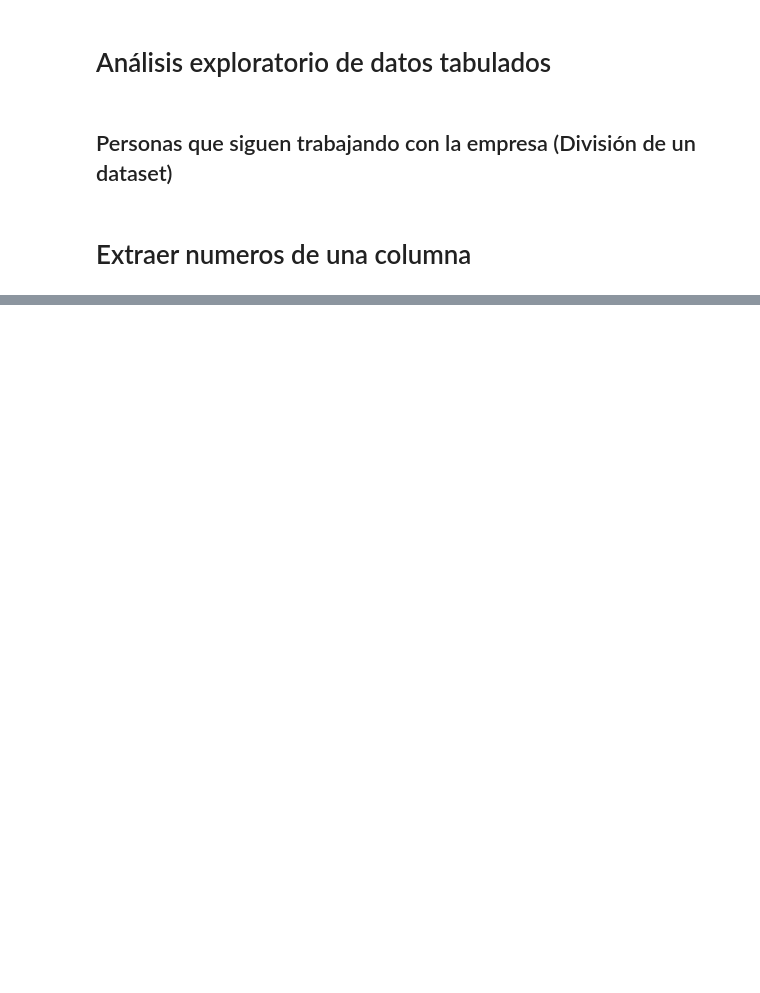
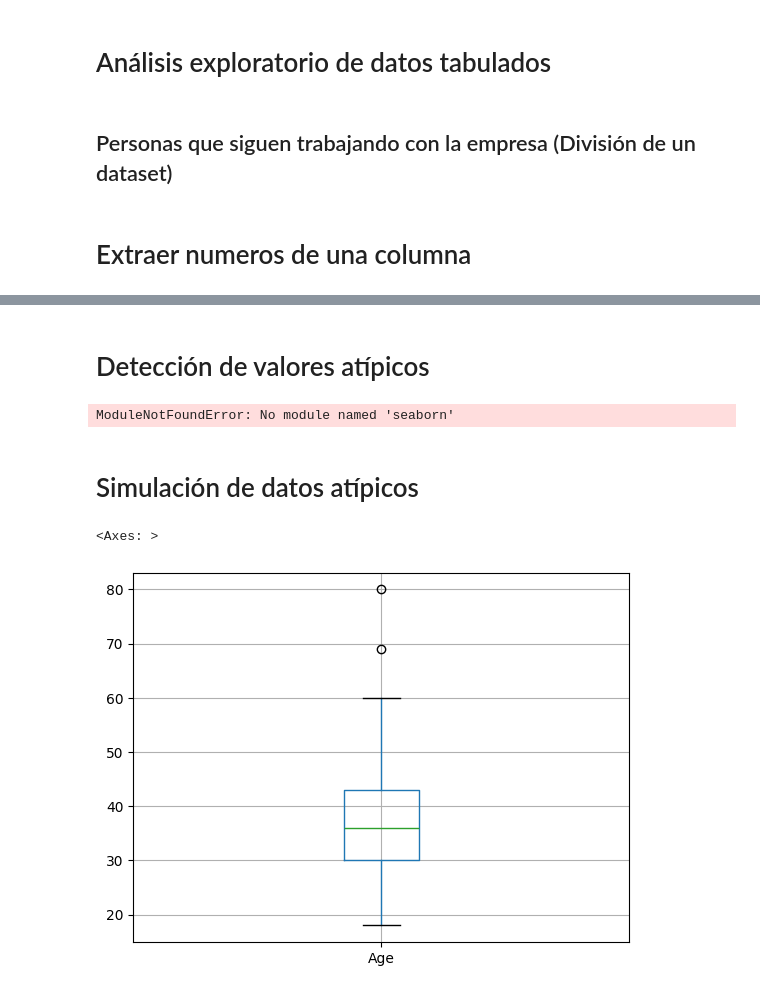
Before and after one commit to juanqochoa/Diplomado, a Jupyter notebook: Modulo_3/Proyecto_1/Importar_datos.ipynb, the cells around one changed output, grey strips where cells are left out. Drawn from its saved outputs; the diff is of its cells as text; code cells hidden in the pictures; blank space fills up the shorter version.

```diff
--- a/Modulo_3/Proyecto_1/Importar_datos.ipynb
+++ b/Modulo_3/Proyecto_1/Importar_datos.ipynb
@@ -72,0 +98,9 @@ df
+# %%
+# Variables ordinales
+
+Attrition_labels = {"Yes":1, "No":0}
+
+df_clean["Attrition"] = df_clean["Attrition"].map(Attrition_labels)
+# %%
+#Variables Nominales
+df_clean = pd.get_dummies(df_clean, columns = ["BusinessTravel", "Department", "EducationField", "Gender", "JobRole", "MaritalStatus", "OverTime"])
@@ -72,0 +126,9 @@ df
+# %% [markdown]
+# Detección de valores atípicos
+# %%
+import matplotlib.pyplot as plt
+import seaborn as sns
+plt.hist(df_clean["Age"], bins=30)
+#sns.displot(x=df_clean["Age"])
+# %% [output]
+ModuleNotFoundError: No module named 'seaborn'
@@ -72,0 +137,23 @@ df
+# %% [markdown]
+# Simulación de datos atípicos
+# %%
+#Cálculo de cuartiles
+Q1 = df_clean["Age"].quantile(0.25)
+Q3 = df_clean["Age"].quantile(0.75)
+IQR = Q3 -Q1 #Rango intercuartil
+limite_inferior = Q1 - 1.5 * IQR
+limite_inferior
+limite_superior = Q3 + 1.5 * IQR
+limite_superior
+# %%
+import numpy as np
+df_test = df_clean.copy()
+
+indices = np.random.choice(df_test.index, 2, replace = False)
+df_test.loc[indices[0], "Age"] += 3 * IQR
+df_test.loc[indices[1], "Age"] += 3 * IQR
+# %%
+df_test.boxplot(column="Age")
+# %% [output]
+<Axes: >
+[figure, added]
```
Also changed, not shown: parts of 34 cells of this notebook, 35 other files.
